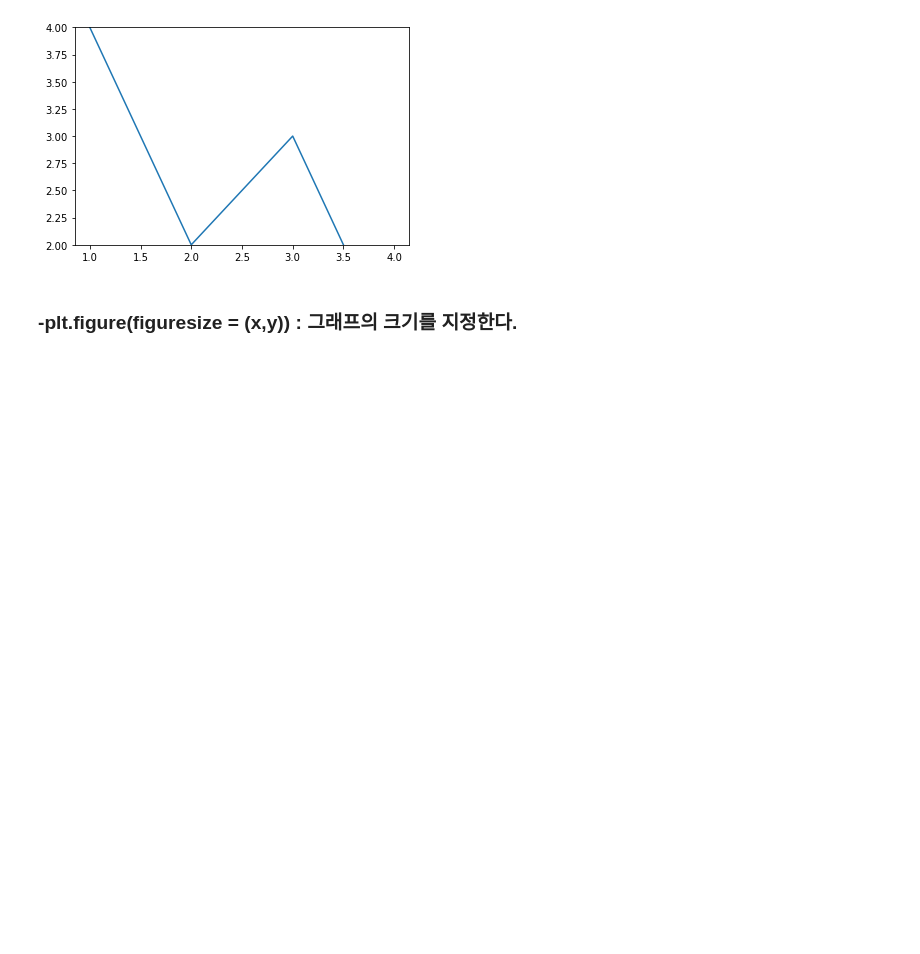
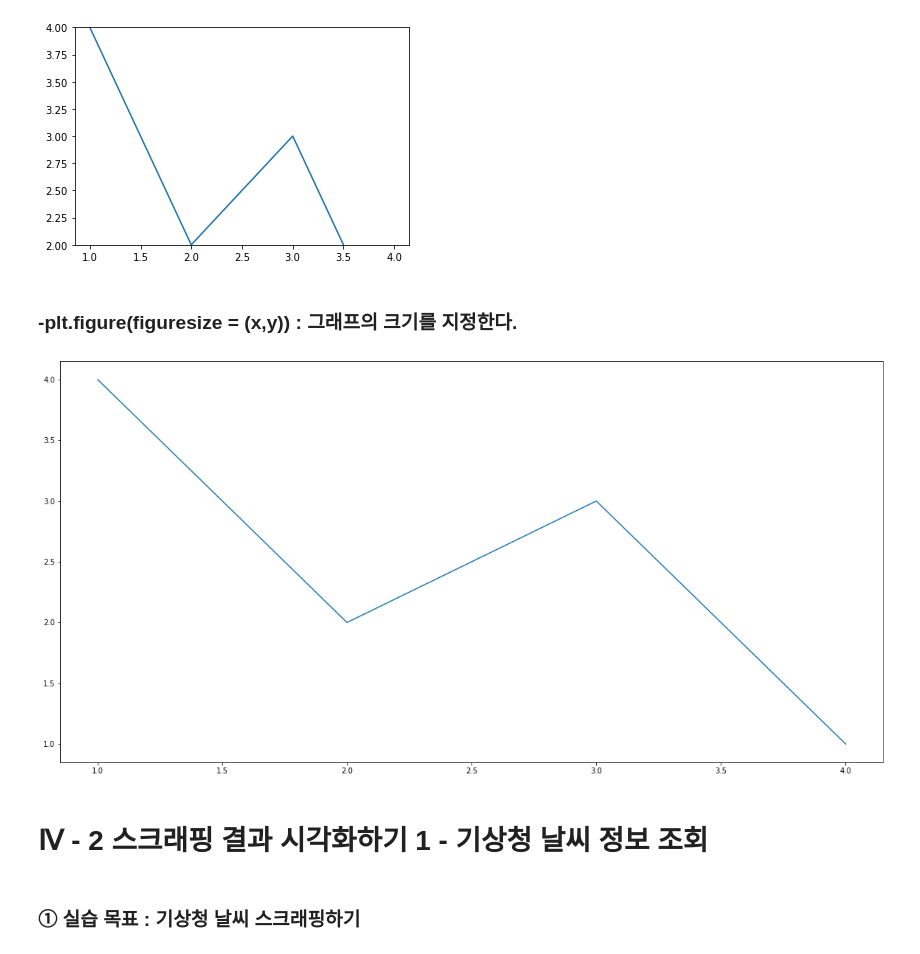
Before and after one commit to 05KBS23/CNU_Daily_study, a Jupyter notebook: python-basic/programmers/week4/Seaborn.ipynb, the cells around one changed output. Saved outputs shown, nothing was run; the diff lists cells and outputs as text; code cells hidden in the pictures; blank space fills up the shorter version.

Commit message:
웹 스크래핑 기초4

```diff
--- a/python-basic/programmers/week4/Seaborn.ipynb
+++ b/python-basic/programmers/week4/Seaborn.ipynb
@@ -77,11 +75,16 @@ plt.show()
 
 ### -plt.figure(figuresize = (x,y)) : 그래프의 크기를 지정한다.
 # %%
-plt.figure(figsize = (20, 10)) ##figureFMF
-F
+plt.figure(figsize = (10, 5)) ##figure를 먼저지정
 x = [1,3,2,4]
 y = [4,3,2,1]
 
 sns.lineplot(x,y)
 
 plt.show()
+# %% [output]
+[figure, added]
+# %% [markdown]
+# Ⅳ - 2 스크래핑 결과 시각화하기 1 - 기상청 날씨 정보 조회
+# %% [markdown]
+### ① 실습 목표 : 기상청 날씨 스크래핑하기
```
Also changed, not shown: parts of 14 cells of this notebook.
